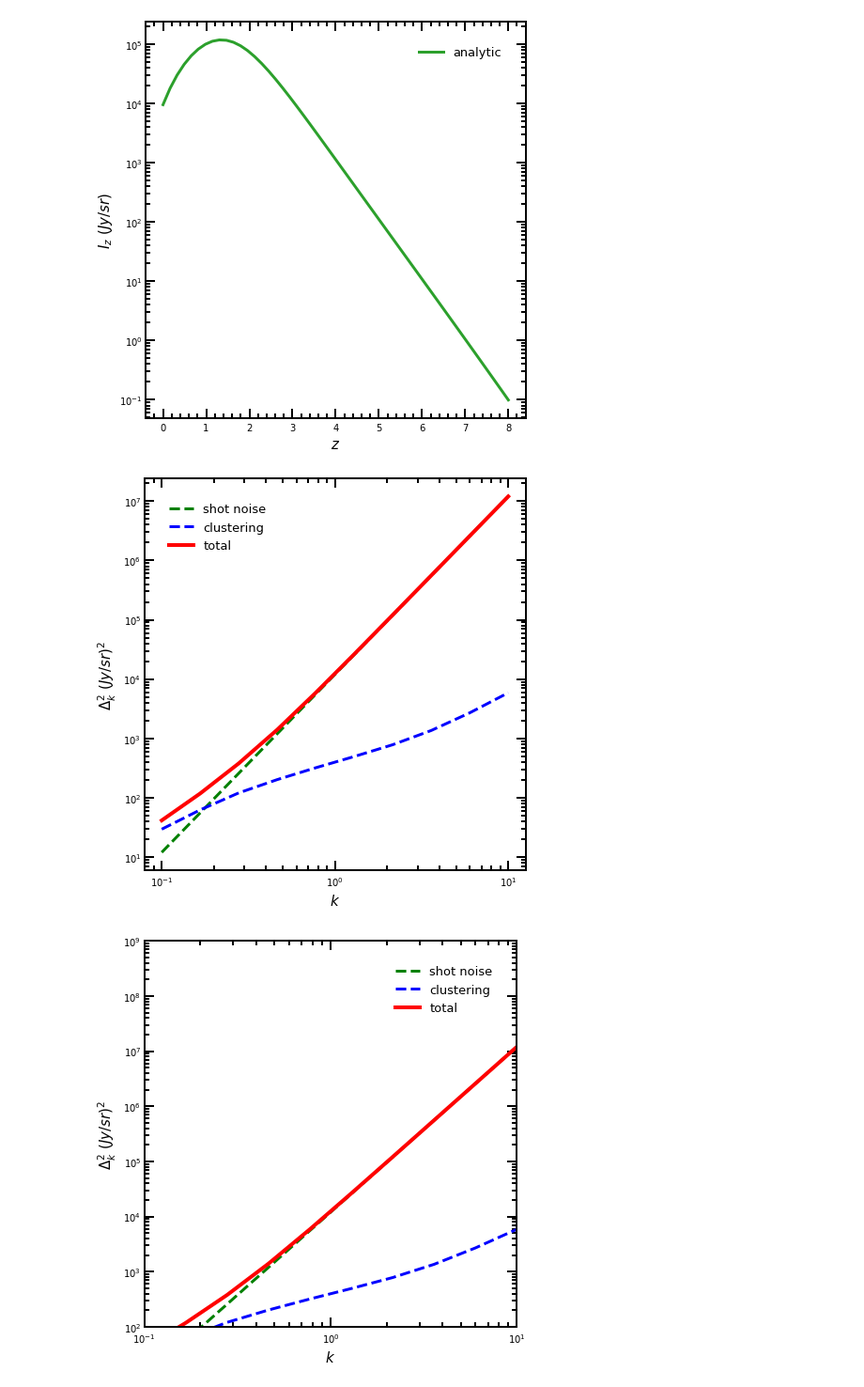
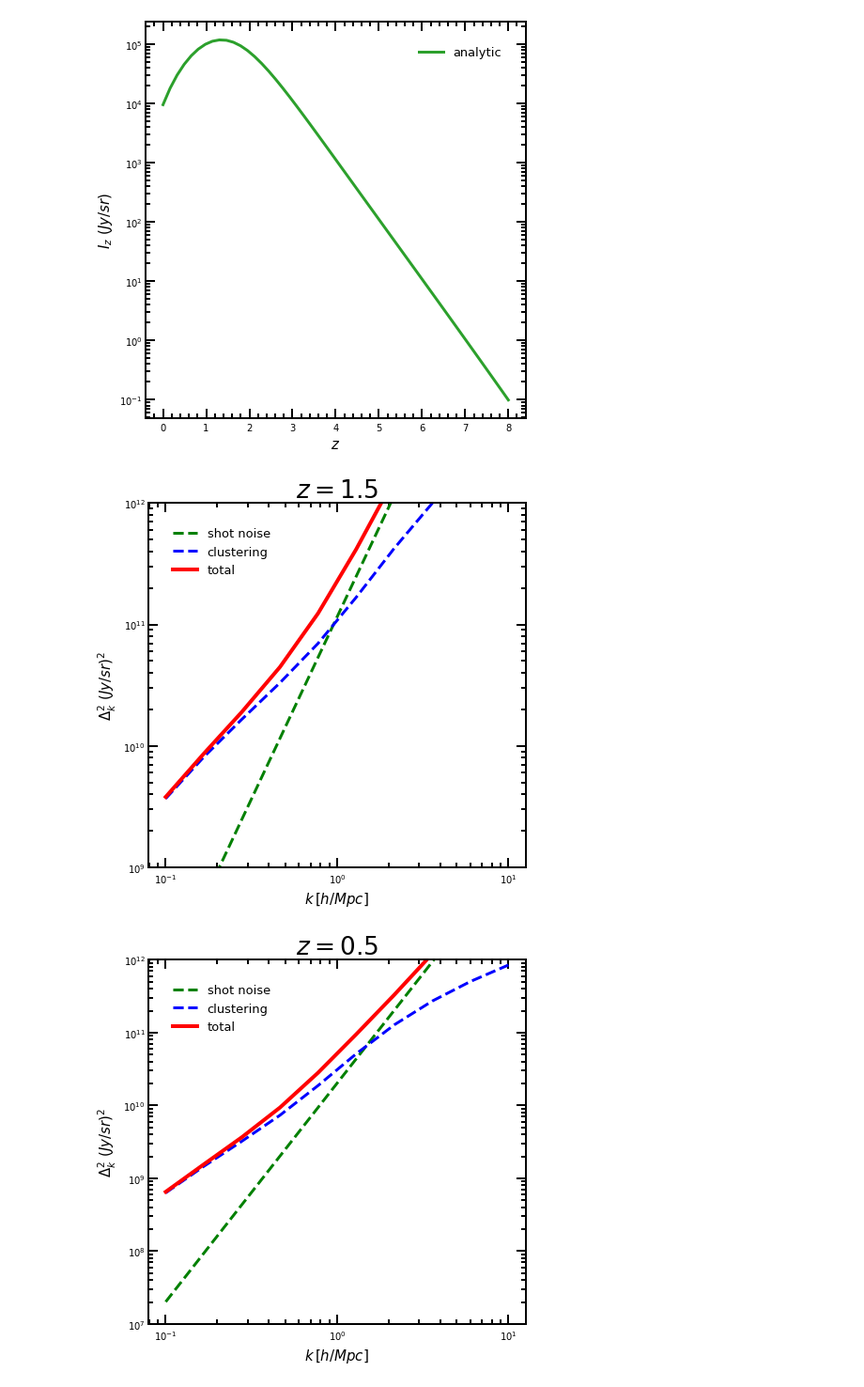
Before and after one commit to Anirbancosmo/Limpy, a Jupyter notebook: notebook/ps_check_theory.ipynb, the cells around one changed output. Shown at 94% size. Cells and saved outputs as stored; diff of their text form; code cells hidden in the pictures.

```diff
--- a/notebook/ps_check_theory.ipynb
+++ b/notebook/ps_check_theory.ipynb
@@ -65,38 +73,41 @@ plt.savefig('intensity.jpg')
 # %%
-# plot all the power spectra
-zline=6.0
-nu_rest_line=1900 #GhZ
-k=np.logspace(-1, 1, num=10)
-pkshot=[lt.Pk_line(kk,zline,label='shot', pk_unit='intensity') for kk in k]
-pkclus=[lt.Pk_line(kk,zline,label='clustering', pk_unit='intensity') for kk in k]
-pktotal=[lt.Pk_line(kk,zline,label='total', pk_unit='intensity') for kk in k]
-
 plt.plot(k, k**3*pkshot/2.0/np.pi**2, lw=3, ls='--', color='g', label="shot noise")
 plt.plot(k, k**3*pkclus/2.0/np.pi**2, lw=3, ls='--', color='b',label="clustering")
 plt.plot(k, k**3*pktotal/2.0/np.pi**2, lw=4, color='r',label="total")
 
+plt.title(r'$z=1.5$')
 plt.ylabel(r'$\Delta^2_k\,\,(Jy/sr)^2$')
-plt.xlabel(r'$k$')
+plt.xlabel(r'$k\,[h/Mpc]$')
 plt.yscale('log')
 plt.xscale('log')
+
+plt.ylim(1e9, 1e12)
 plt.legend(loc=0, frameon=False)
 plt.tight_layout()
-plt.savefig("pk.png")
+plt.savefig("ps_z_1p5.png")
 # %% [output]
-[figure, old version]
+[figure, new version]
+# %%
+# plot all the power spectra at z=0.5
+zline=0.5
+k=np.logspace(-1, 1, num=10)
+pkshot_z2=[lt.Pk_line(kk,zline,label='shot', pk_unit='intensity') for kk in k]
+pkclus_z2=[lt.Pk_line(kk,zline,label='clustering', pk_unit='intensity') for kk in k]
+pktotal_z2=[lt.Pk_line(kk,zline,label='total', pk_unit='intensity') for kk in k]
 # %%
-plt.plot(k, k**3*pkshot/2.0/np.pi**2, lw=3, ls='--', color='g', label="shot noise")
-plt.plot(k, k**3*pkclus/2.0/np.pi**2, lw=3, ls='--', color='b',label="clustering")
-plt.plot(k, k**3*pktotal/2.0/np.pi**2, lw=4, color='r',label="total")
+plt.plot(k, k**3*pkshot_z2/2.0/np.pi**2, lw=3, ls='--', color='g', label="shot noise")
+plt.plot(k, k**3*pkclus_z2/2.0/np.pi**2, lw=3, ls='--', color='b',label="clustering")
+plt.plot(k, k**3*pktotal_z2/2.0/np.pi**2, lw=4, color='r',label="total")
 
-plt.xlim(1e-1, 1e1)
-plt.ylim(1e2, 1e9)
-
+plt.title(r'$z=0.5$')
 plt.ylabel(r'$\Delta^2_k\,\,(Jy/sr)^2$')
-plt.xlabel(r'$k$')
+plt.xlabel(r'$k\, [h/Mpc]$')
 plt.yscale('log')
 plt.xscale('log')
+
+plt.ylim(1e7, 1e12)
 plt.legend(loc=0, frameon=False)
 plt.tight_layout()
+plt.savefig("ps_z_0p5.png")
 # %% [output]
-[figure, old version]
+[figure, new version]
```
Also changed, not shown: parts of 4 cells of this notebook.
